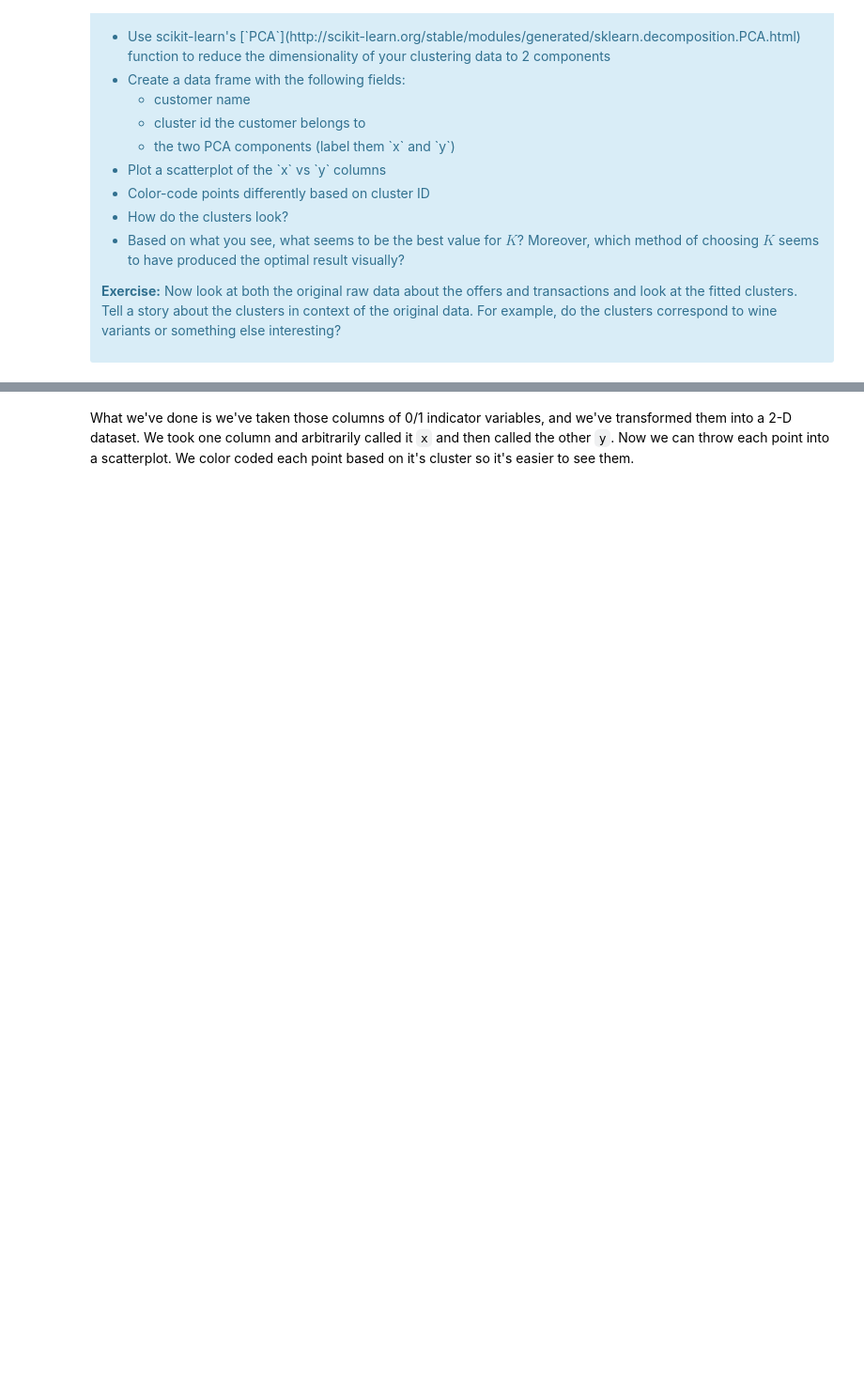
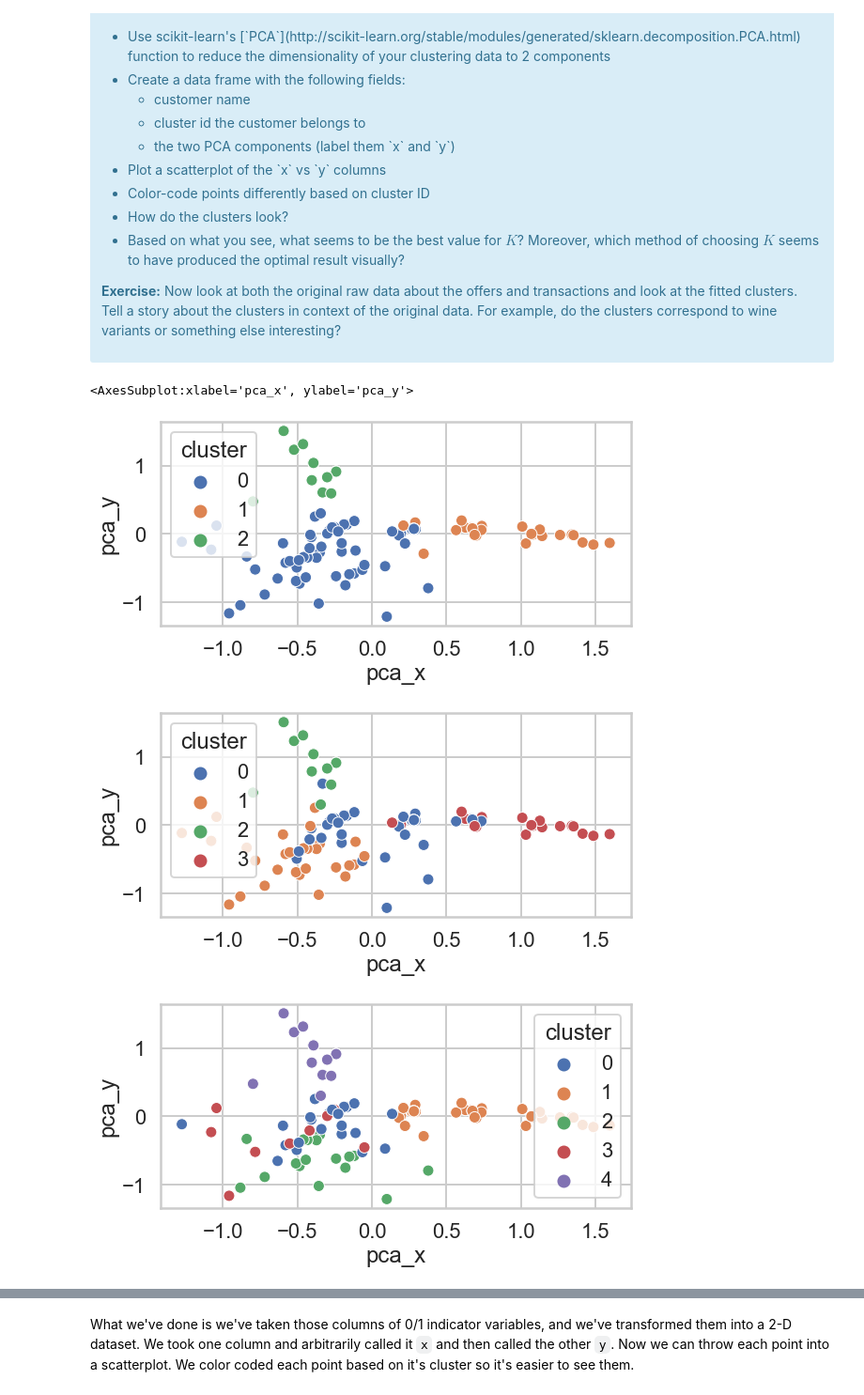
Before and after one commit to charsh12/DS-Career-Track, a Jupyter notebook: Unit 15/Case Study/Clustering_Case_Study/Clustering Case Study - Customer Segmentation with K-Means - Tier 3.ipynb, the cells around one changed output, grey strips where cells are left out. Shown at 94% size. Drawn from its saved outputs; the diff is of its cells as text; code cells hidden in the pictures; blank space fills up the shorter version.

```diff
--- a/Unit 15/Case Study/Clustering_Case_Study/Clustering Case Study - Customer Segmentation with K-Means - Tier 3.ipynb
+++ b/Unit 15/Case Study/Clustering_Case_Study/Clustering Case Study - Customer Segmentation with K-Means - Tier 3.ipynb
@@ -302,0 +392,44 @@ This is only one use of PCA for dimension reduction. We can also use PCA when we
+# %%
+from sklearn.decomposition import PCA
+pca = PCA(n_components = 2)
+df_pca3["pca_x"] = pca.fit_transform(x_cols)[:,0]
+df_pca3["pca_y"] = pca.fit_transform(x_cols)[:,1]
+
+df_pca4["pca_x"] = pca.fit_transform(x_cols)[:,0]
+df_pca4["pca_y"] = pca.fit_transform(x_cols)[:,1]
+
+df_pca5["pca_x"] = pca.fit_transform(x_cols)[:,0]
+df_pca5["pca_y"] = pca.fit_transform(x_cols)[:,1]
+
+df_pca6["pca_x"] = pca.fit_transform(x_cols)[:,0]
+df_pca6["pca_y"] = pca.fit_transform(x_cols)[:,1]
+
+df_pca7["pca_x"] = pca.fit_transform(x_cols)[:,0]
+df_pca7["pca_y"] = pca.fit_transform(x_cols)[:,1]
+
+df_pca8["pca_x"] = pca.fit_transform(x_cols)[:,0]
+df_pca8["pca_y"] = pca.fit_transform(x_cols)[:,1]
+# df_pca[["customer_name", "cluster", "pca_x", "pca_y"]].head()
+# %%
+fig, ax = plt.subplots(1,1, figsize=(8,4))
+sns.scatterplot(x="pca_x", y="pca_y", data=df_pca3, hue="cluster", palette="deep", ax=ax)
+
+fig, ax = plt.subplots(1,1, figsize=(8,4))
+sns.scatterplot(x="pca_x", y="pca_y", data=df_pca4, hue="cluster", palette="deep", ax=ax)
+
+fig, ax = plt.subplots(1,1, figsize=(8,4))
+sns.scatterplot(x="pca_x", y="pca_y", data=df_pca5, hue="cluster", palette="deep", ax=ax)
+
+fig, ax = plt.subplots(1,1, figsize=(8,4))
+sns.scatterplot(x="pca_x", y="pca_y", data=df_pca6, hue="cluster", palette="deep", ax=ax)
+
+fig, ax = plt.subplots(1,1, figsize=(8,4))
+sns.scatterplot(x="pca_x", y="pca_y", data=df_pca7, hue="cluster", palette="deep", ax=ax)
+
+fig, ax = plt.subplots(1,1, figsize=(8,4))
+sns.scatterplot(x="pca_x", y="pca_y", data=df_pca8, hue="cluster", palette="deep", ax=ax)
+# %% [output]
+<AxesSubplot:xlabel='pca_x', ylabel='pca_y'>
+[figure, added]
+[figure, added]
+[figure, added]
```
Also changed, not shown: parts of 15 cells of this notebook.
